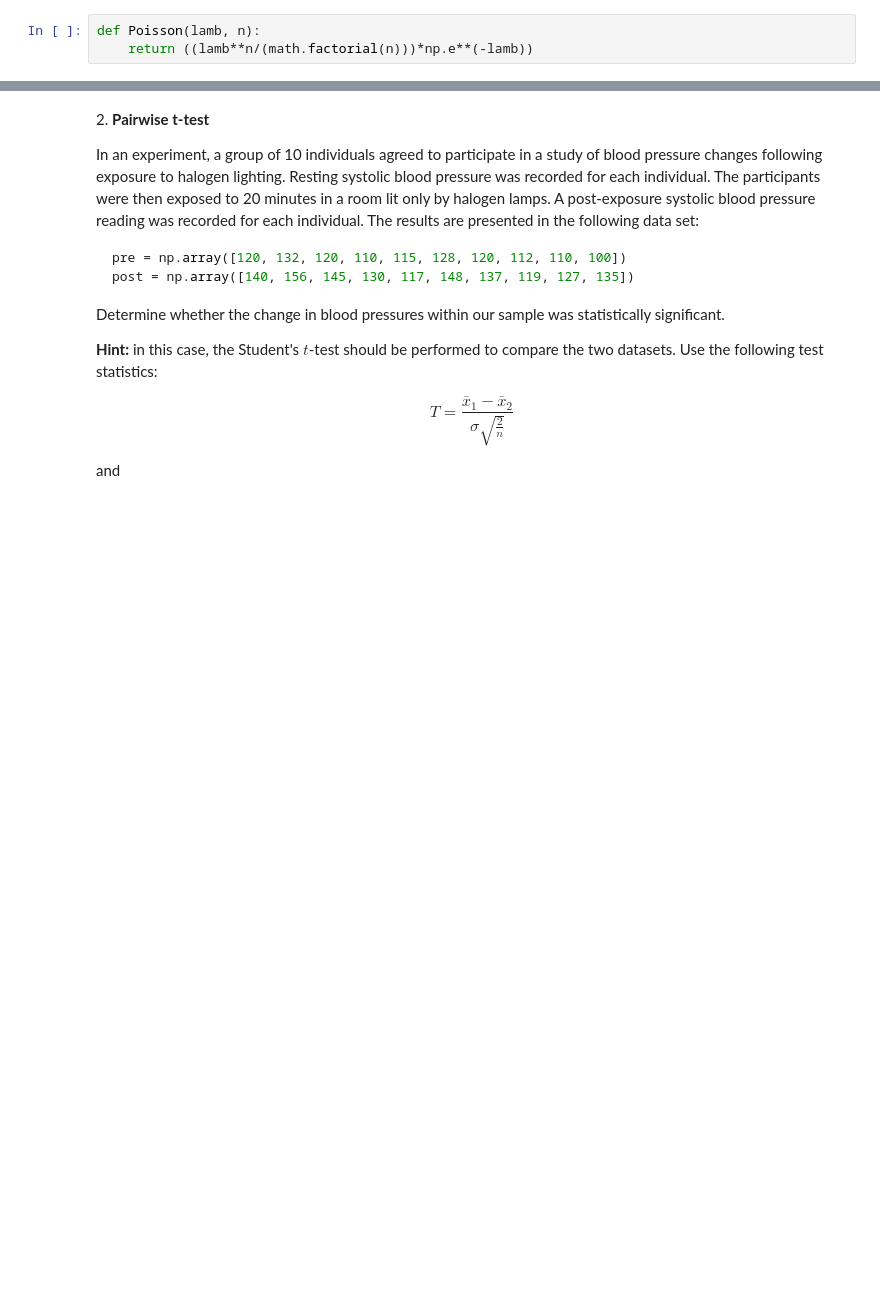
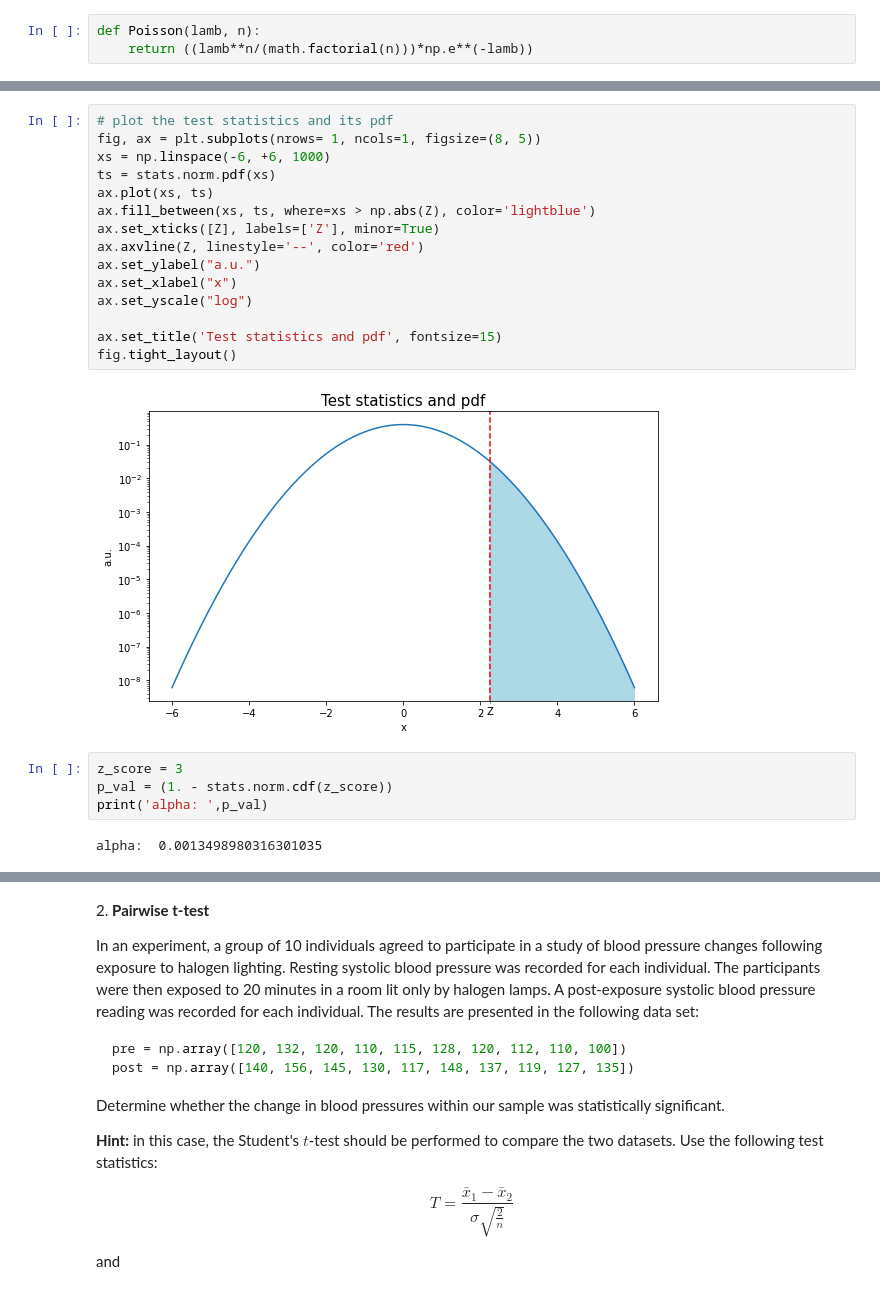
Before and after one commit to tommasoamico/LaboratoryOfComputationalPhysics_Y4, a Jupyter notebook: 09ex_algorithms.ipynb, the cells around one changed output, grey strips where cells are left out. Cells and saved outputs as stored; diff of their text form; blank space fills up the shorter version.

```diff
--- a/09ex_algorithms.ipynb
+++ b/09ex_algorithms.ipynb
@@ -39,0 +47,23 @@ The probability to have more than 15 hurricanes is:  0.002217122790072912
+# %%
+# plot the test statistics and its pdf
+fig, ax = plt.subplots(nrows= 1, ncols=1, figsize=(8, 5))
+xs = np.linspace(-6, +6, 1000)
+ts = stats.norm.pdf(xs)
+ax.plot(xs, ts)
+ax.fill_between(xs, ts, where=xs > np.abs(Z), color='lightblue')
+ax.set_xticks([Z], labels=['Z'], minor=True)
+ax.axvline(Z, linestyle='--', color='red')
+ax.set_ylabel("a.u.")
+ax.set_xlabel("x")
+ax.set_yscale("log")
+
+ax.set_title('Test statistics and pdf', fontsize=15)
+fig.tight_layout()
+# %% [output]
+[figure, added]
+# %%
+z_score = 3
+p_val = (1. - stats.norm.cdf(z_score))
+print('alpha: ',p_val)
+# %% [output]
+alpha:  0.0013498980316301035
```
Also changed, not shown: parts of 6 cells of this notebook, 1 other file.
